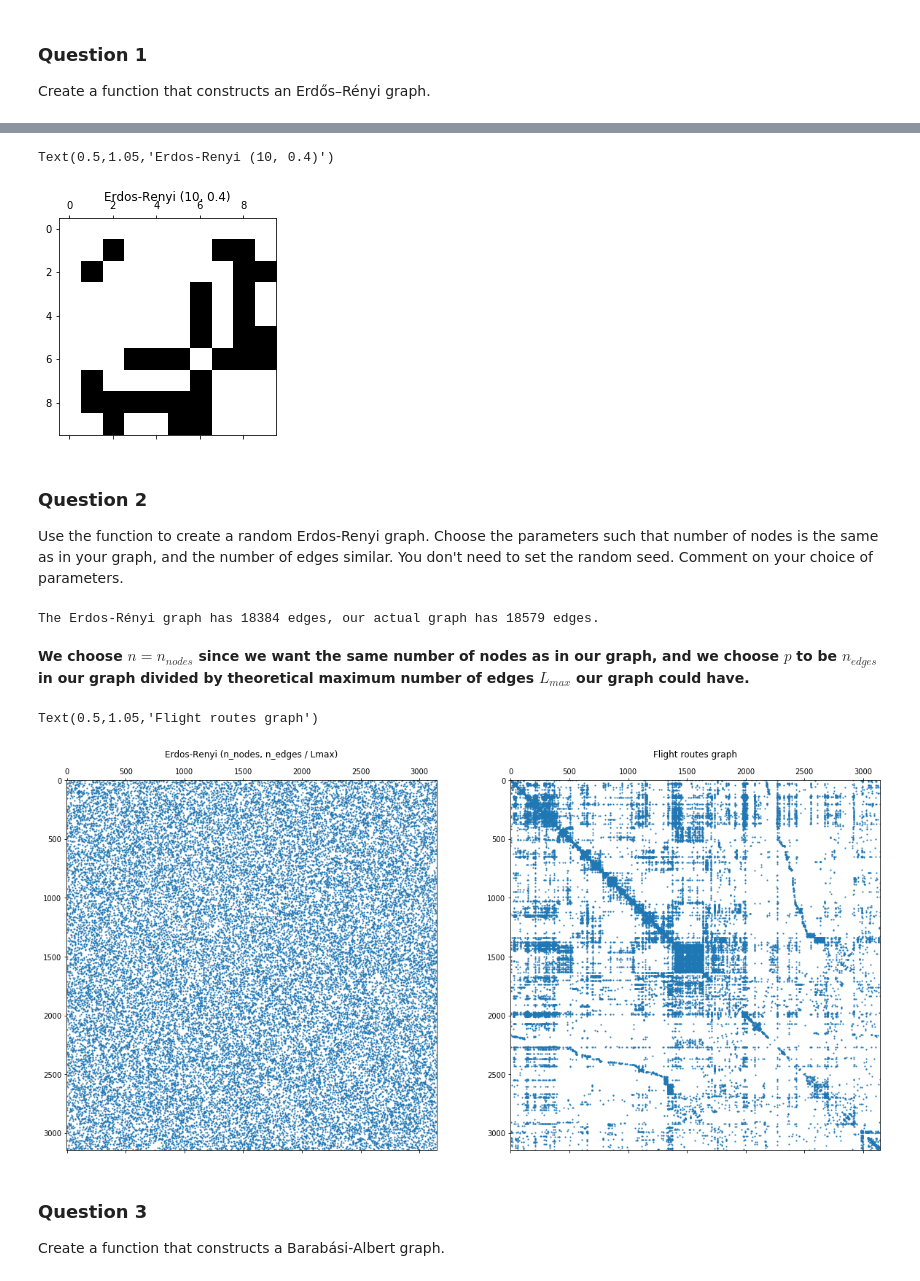
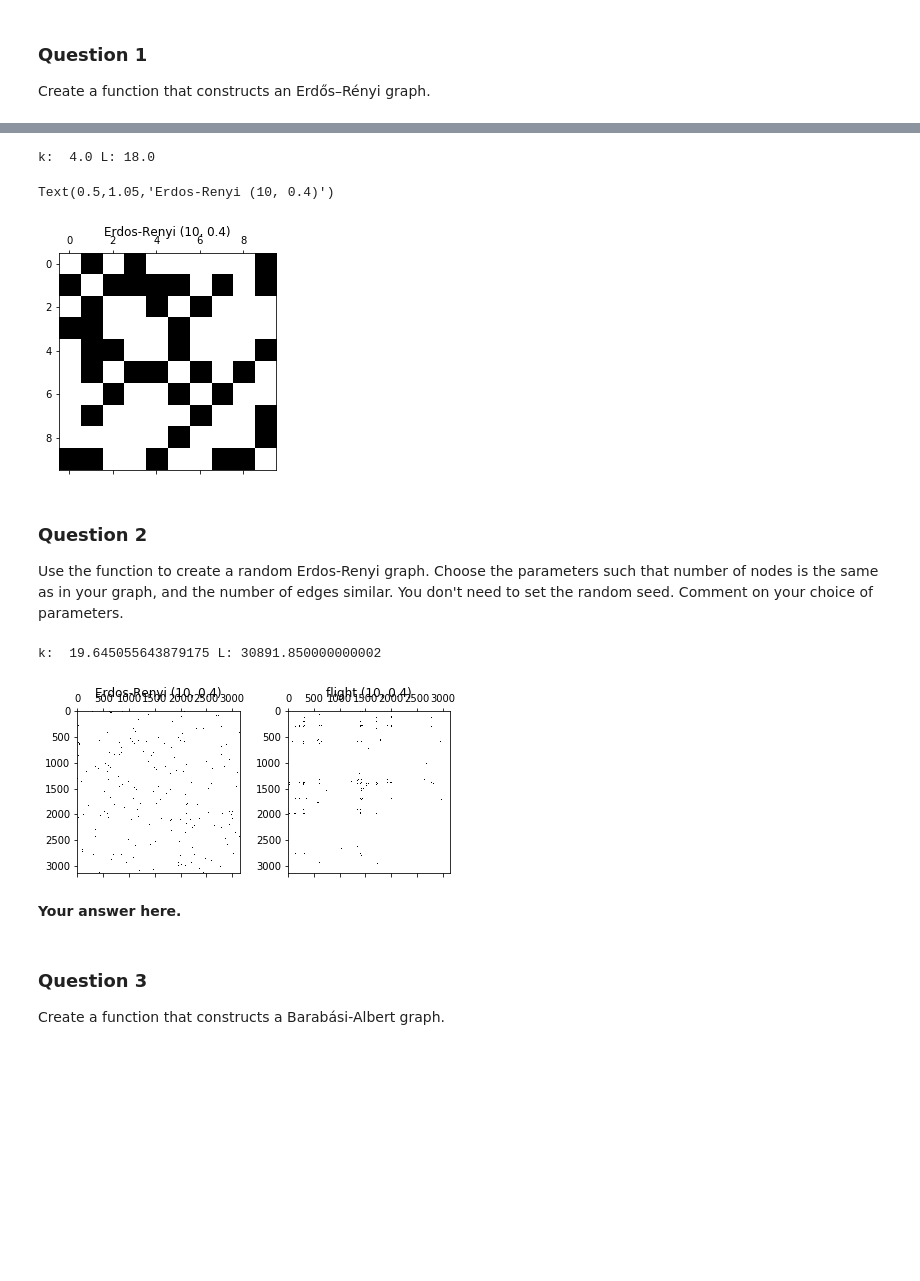
Before and after one commit to weberjoe/NTDS-MS-1-Route2-911, a Jupyter notebook: MS_2/2_network_models.ipynb, the cells around one changed output, grey strips where cells are left out. Drawn from its saved outputs; the diff is of its cells as text; code cells hidden in the pictures; blank space fills up the shorter version.

```diff
--- a/MS_2/2_network_models.ipynb
+++ b/MS_2/2_network_models.ipynb
@@ -27,6 +27,6 @@ The purpose of this milestone is to explore various random network models, analy
 
 Import the adjacency matrix of your graph that you constructed in milestone 1, as well as the number of nodes and edges of your network.
 # %%
-adjacency =  np.load('../data/adj_matr.npy')
-n_nodes =  len(adjacency)
-n_edges =  np.count_nonzero(np.tril(adjacency, k = 0))
+adjacency =  np.load("../data/adj_matr.npy")
+n_nodes =  adjacency.shape[0]
+n_edges =  int(len(adjacency.nonzero()[0])/2)
@@ -65,9 +71,23 @@ def erdos_renyi(n, p, seed=None):
     adjacency
         The adjacency matrix of a graph.
     """
+    if not seed is None:
+        np.random.seed(seed)
 
-    np.random.seed(seed)
-    adjacency = np.vectorize(lambda n: 1 if n > 1 - p else 0)(np.tril(np.random.random((n, n)), k = -1))
+    # array init and cut upper triangle
+    adjacency = np.triu(np.random.random((n,n)), 1)
+    # avg links per node
+    k = n*p
+    # expected nr links in undirected graph
+    L = (((n * (n - 1)) / 2)) * p
+    print("k: ", k, "L:", L)
+
+    #print(adjacency)
+    f = lambda node: 1 if node >= 1-p else 0
+    # Create a vectorized function
+    vectorized_add_f = np.vectorize(f)
+    # apply function to each cell of matrix
+    adjacency = vectorized_add_f(adjacency)
 
     return adjacency + adjacency.T
 # %%
@@ -82,8 +103,9 @@ er = erdos_renyi(10, 0.4, 7648)
 plt.spy(er)
 plt.title('Erdos-Renyi (10, 0.4)')
 # %% [output]
-Text(0.5,1.05,'Erdos-Renyi (10, 0.4)')
+k:  4.0 L: 18.0
+Text(0.5,1.05,'Erdos-Renyi (10, 0.4)')
-[figure, old version]
+[figure, new version]
 # %% [markdown]
 ### Question 2
 
@@ -96,20 +113,23 @@ er_n_edges = np.count_nonzero(np.tril(er))
-# %%
-print("The Erdos-Rényi graph has", er_n_edges, "edges, our actual graph has", n_edges, "edges.")
-# %% [output]
-The Erdos-Rényi graph has 18384 edges, our actual graph has 18579 edges.
-# %% [markdown]
-**We choose $n = n_{nodes}$ since we want the same number of nodes as in our graph, and we choose $p$ to be $n_{edges}$ in our graph divided by theoretical maximum number of edges $L_{max}$ our graph could have.**
+# %%
+# calculate percentage of nodes from all possible nodes
+L = (((n_nodes * (n_nodes - 1)) / 2))
+p = ((L - (n_edges) * 100 )/ L)/100
+er = erdos_renyi(n_nodes, p, )
+# %% [output]
+k:  19.645055643879175 L: 30891.850000000002
 # %%
-plt.figure(figsize=(20, 20))
-plt.subplot(121)
-plt.spy(er, markersize=1)
-plt.title('Erdos-Renyi (n_nodes, n_edges / Lmax)')
-plt.subplot(122)
-plt.spy(adjacency, markersize=1)
-plt.title('Flight routes graph')
+plt.subplot(1, 2, 1)
+plt.spy(er)
+plt.title('Erdos-Renyi (10, 0.4)')
+
+plt.subplot(1, 2, 2)
+plt.spy(adjacency)
+plt.title('flight (10, 0.4)')
+plt.tight_layout()
 # %% [output]
-Text(0.5,1.05,'Flight routes graph')
-[figure, old version]
+[figure, new version]
+# %% [markdown]
+**Your answer here.**
 # %% [markdown]
 ### Question 3
 
```
Also changed, not shown: parts of 31 cells of this notebook.
